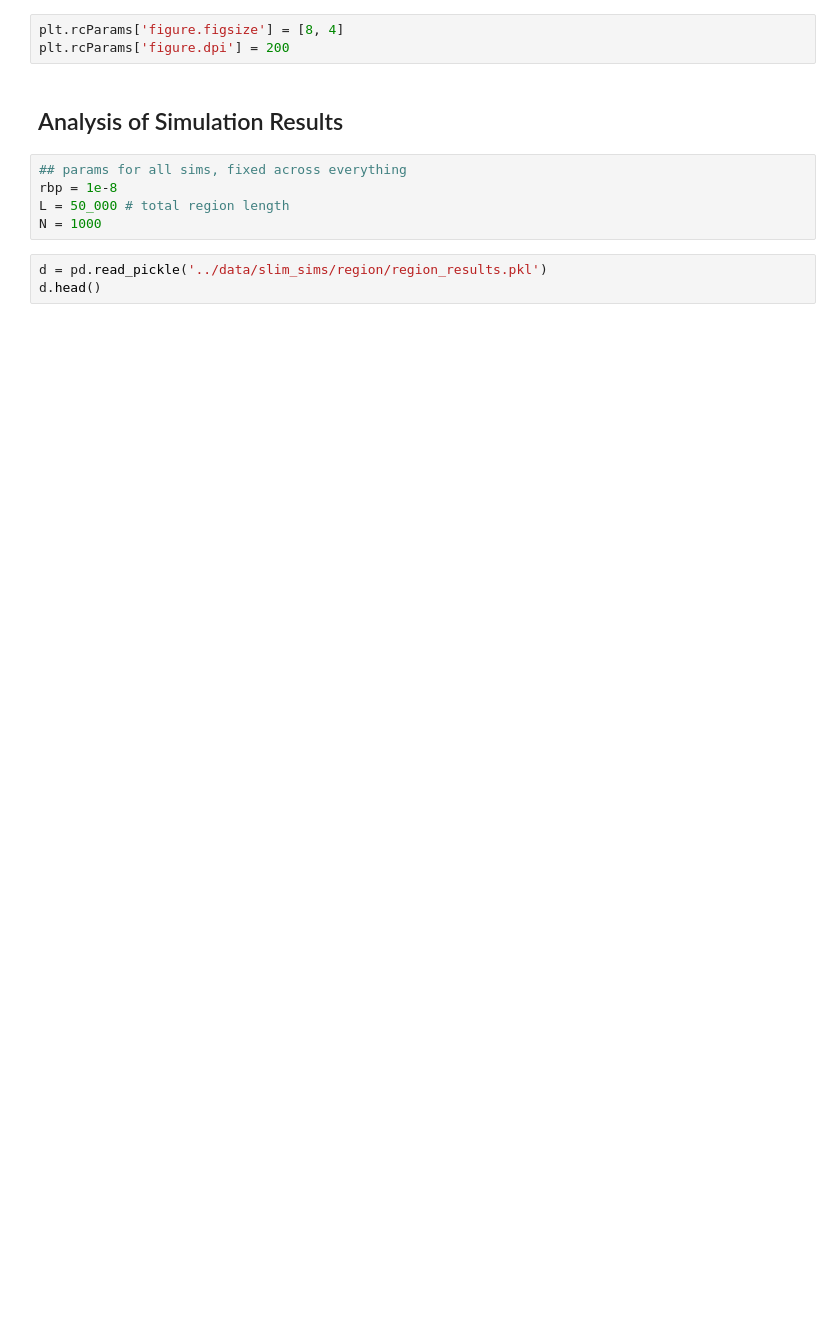
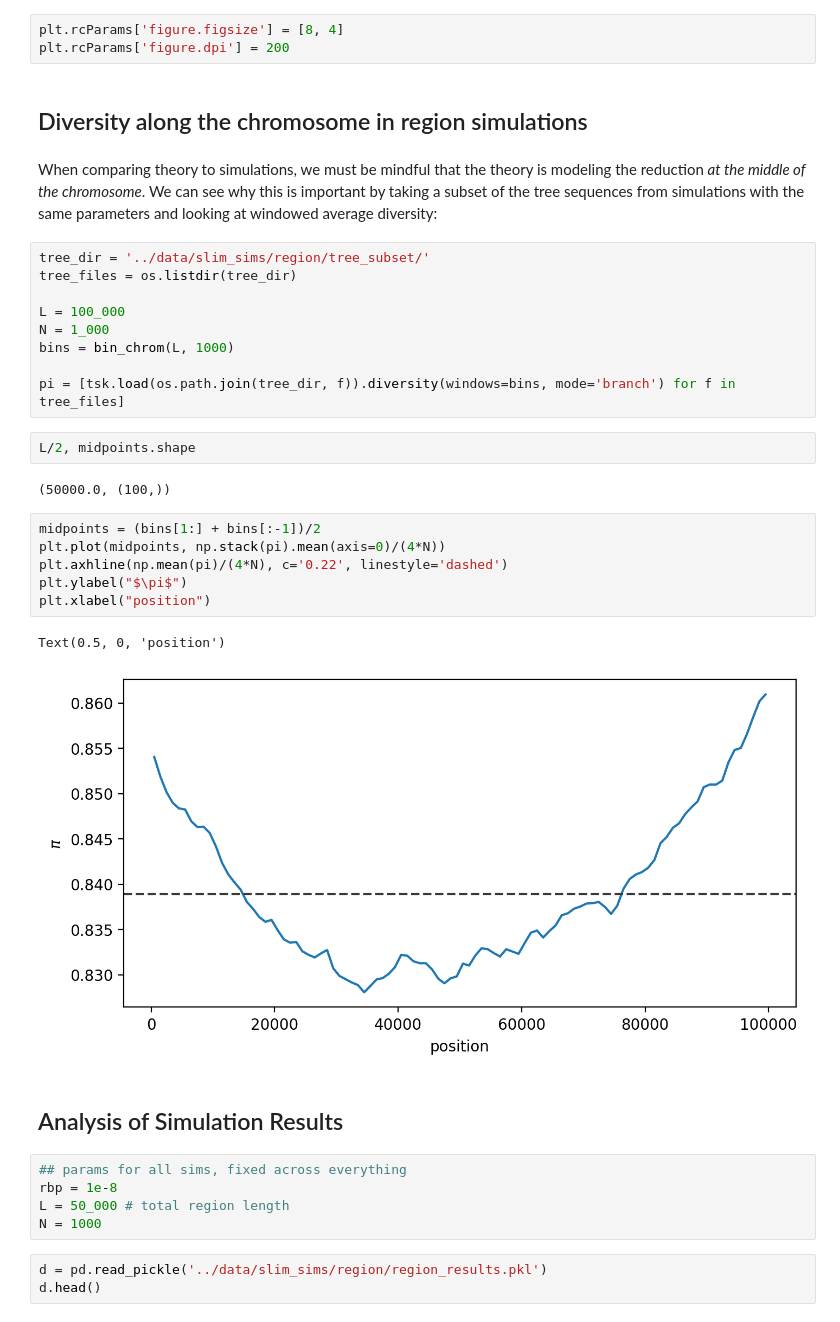
Before and after one commit to vsbuffalo/bprime, a Jupyter notebook: notebooks/region_simulations.ipynb, the cells around one changed output. Saved outputs shown, nothing was run; the diff lists cells and outputs as text; blank space fills up the shorter version.

Commit message:
bugs worked out in region nb

```diff
--- a/notebooks/region_simulations.ipynb
+++ b/notebooks/region_simulations.ipynb
@@ -17,6 +22,32 @@ from bgspy.theory import bgs_segment, bgs_segment_sc16
 # %%
 plt.rcParams['figure.figsize'] = [8, 4]
 plt.rcParams['figure.dpi'] = 200
+# %% [markdown]
+## Diversity along the chromosome in region simulations
+# %% [markdown]
+When comparing theory to simulations, we must be mindful that the theory is modeling the reduction *at the middle of the chromosome*. We can see why this is important by taking a subset of the tree sequences from simulations with the same parameters and looking at windowed average diversity:
+# %%
+tree_dir = '../data/slim_sims/region/tree_subset/'
+tree_files = os.listdir(tree_dir)
+
+L = 100_000
+N = 1_000
+bins = bin_chrom(L, 1000)
+
+pi = [tsk.load(os.path.join(tree_dir, f)).diversity(windows=bins, mode='branch') for f in tree_files]
+# %%
+L/2, midpoints.shape
+# %% [output]
+(50000.0, (100,))
+# %%
+midpoints = (bins[1:] + bins[:-1])/2
+plt.plot(midpoints, np.stack(pi).mean(axis=0)/(4*N))
+plt.axhline(np.mean(pi)/(4*N), c='0.22', linestyle='dashed')
+plt.ylabel("$\pi$")
+plt.xlabel("position")
+# %% [output]
+Text(0.5, 0, 'position')
+[figure, added]
 # %% [markdown]
 ## Analysis of Simulation Results
 # %%
```
Also changed, not shown: parts of 4 cells of this notebook, 1 other file.
